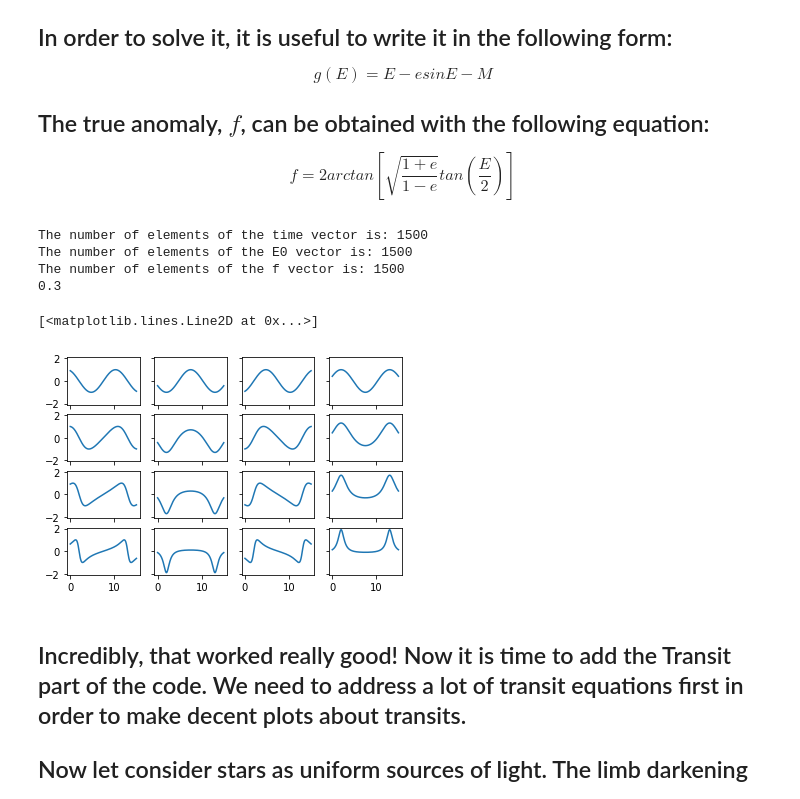
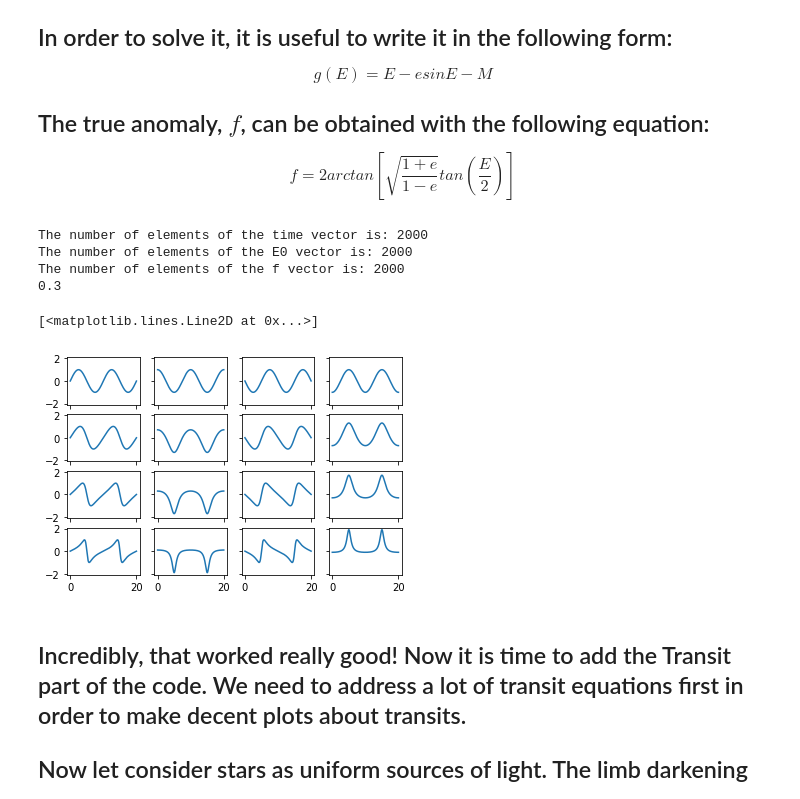
Before and after one commit to Fernando-Canales/Code-for-Exoplanets, a Jupyter notebook: RV and Transit.ipynb, the cells around one changed output. Drawn from its saved outputs; the diff is of its cells as text; code cells hidden in the pictures.

```diff
--- a/RV and Transit.ipynb
+++ b/RV and Transit.ipynb
@@ -41,9 +41,9 @@ def Dif_g(t,params):
     return Dg
 
 #Now I define the time vector, give the value of t0 and other needed parameters
-t  = np.arange(0,15,0.01)
-t0 = 13#days
-T  = 11 #days
+t  = np.arange(0,20,0.01)
+t0 = 15#days
+T  = 10 #days
 M  = 2*np.pi*(t-t0)/T
 e  = 0
 E0 = M
@@ -179,37 +179,37 @@ vr_43 = calcula_RV(t,[vz,K,w])
 w = 2*np.pi
 vr_44 = calcula_RV(t,[vz,K,w])
 
 #Now I plot all of the above in the following array
 
 #|e=0,  w = pi/2 | e=0,  w = pi | e=0,   w = 3pi/2 | e=0,   w = 2pi|
 #|e=0.3,w = pi/2 | e=0.3,w = pi | e=0.3, w = 3pi/2 | e=0.3, w = 2pi|
 #|e=0.7,w = pi/2 | e=0.7,w = pi | e=0.7, w = 3pi/2 | e=0.7, w = 2pi|
 #|e=0.9,w = pi/2 | e=0.9,w = pi | e=0.9, w = 3pi/2 | e=0.9, w = 2pi|
 
 fig, ax = plt.subplots(4, 4, sharex=True, sharey=True)
 ax[0,0].plot(t,vr)    # row1, col 1
 ax[1,0].plot(t,vr_21) # row2, col 1
 ax[2,0].plot(t,vr_31) # row3, col 1
 ax[3,0].plot(t,vr_41) # row4, col 1
 ax[0,1].plot(t,vr_12) # row1, col 2
 ax[1,1].plot(t,vr_22) # row2, col 2
 ax[2,1].plot(t,vr_32) # row3, col 2
 ax[3,1].plot(t,vr_42) # row4, col 2
 ax[0,2].plot(t,vr_13) # row1, col 3
 ax[1,2].plot(t,vr_23) # row2, col 3
 ax[2,2].plot(t,vr_33) # row3, col 3
 ax[3,2].plot(t,vr_43) # row4, col 3
 ax[0,3].plot(t,vr_14) # row1, col 4
 ax[1,3].plot(t,vr_24) # row2, col 4
 ax[2,3].plot(t,vr_34) # row3, col 4
 ax[3,3].plot(t,vr_44) # row4, col 4
 # %% [output]
-The number of elements of the time vector is: 1500
-The number of elements of the E0 vector is: 1500
-The number of elements of the f vector is: 1500
+The number of elements of the time vector is: 2000
+The number of elements of the E0 vector is: 2000
+The number of elements of the f vector is: 2000
 0.3
 [<matplotlib.lines.Line2D at 0x...>]
-[figure, old version]
+[figure, new version]
 # %% [markdown]
 ## Incredibly, that worked really good! Now it is time to add the Transit part of the code. We need to address a lot of transit equations first in order to make decent plots about transits.
 
```
Also changed, not shown: parts of 3 cells of this notebook.
